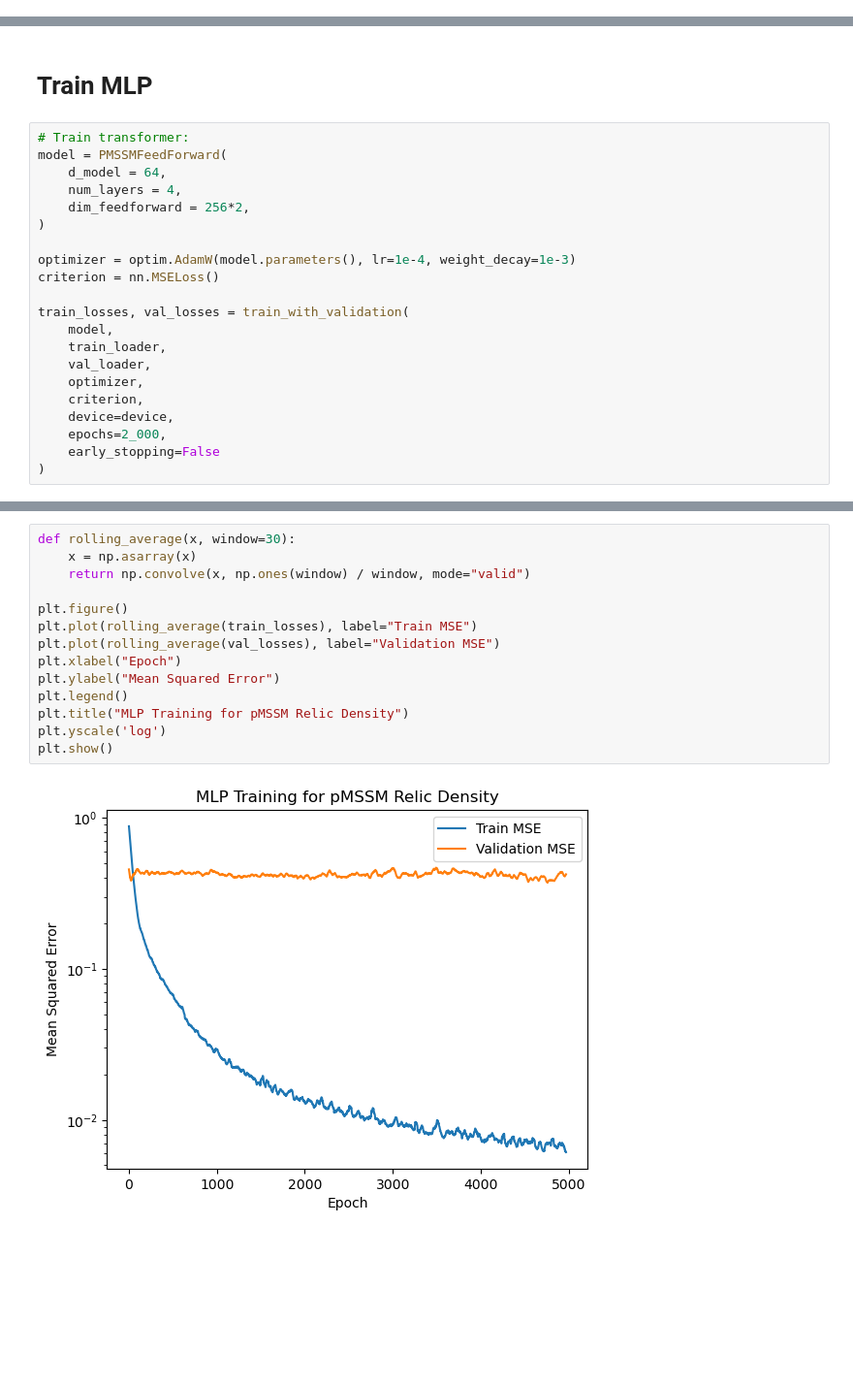
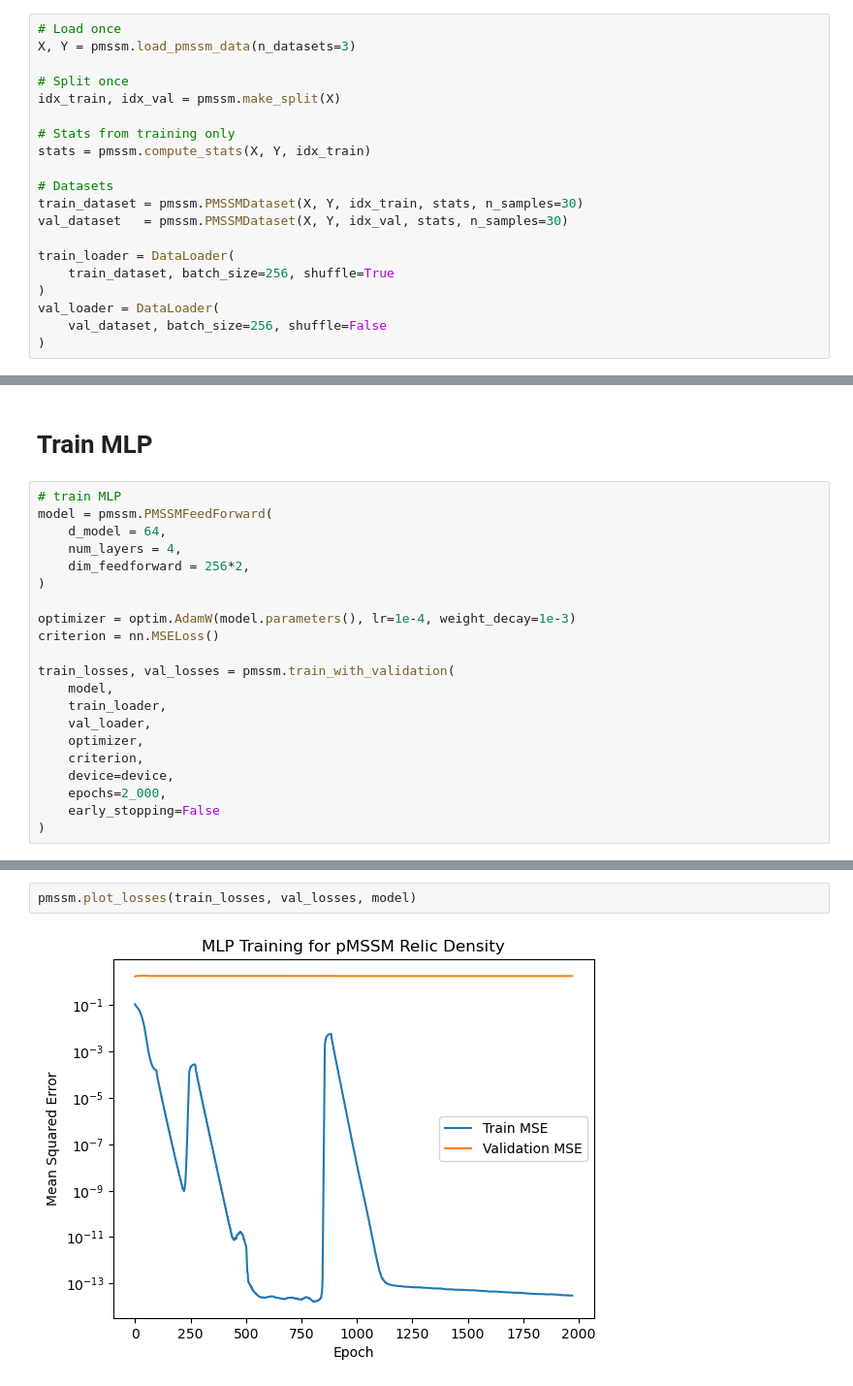
Before and after one commit to jwuerzinger/pMSSM-trafo, a Jupyter notebook: pmssm.ipynb, the cells around one changed output, grey strips where cells are left out. Shown at 97% size. Saved outputs shown, nothing was run; the diff lists cells and outputs as text; blank space fills up the shorter version.

```diff
--- a/pmssm.ipynb
+++ b/pmssm.ipynb
@@ -151,0 +23,20 @@ plt.hist(dataset.y * std_Y + mean_Y)
+# %%
+# Load once
+X, Y = pmssm.load_pmssm_data(n_datasets=3)
+
+# Split once
+idx_train, idx_val = pmssm.make_split(X)
+
+# Stats from training only
+stats = pmssm.compute_stats(X, Y, idx_train)
+
+# Datasets
+train_dataset = pmssm.PMSSMDataset(X, Y, idx_train, stats, n_samples=30)
+val_dataset   = pmssm.PMSSMDataset(X, Y, idx_val, stats, n_samples=30)
+
+train_loader = DataLoader(
+    train_dataset, batch_size=256, shuffle=True
+)
+val_loader = DataLoader(
+    val_dataset, batch_size=256, shuffle=False
+)
@@ -540,8 +159,8 @@ scatter_true_vs_pred(
 # %% [markdown]
 # Train MLP
 # %%
-# Train transformer:
-model = PMSSMFeedForward(
+# train MLP
+model = pmssm.PMSSMFeedForward(
     d_model = 64,
     num_layers = 4,
     dim_feedforward = 256*2,
@@ -550,7 +169,7 @@ model = PMSSMFeedForward(
 optimizer = optim.AdamW(model.parameters(), lr=1e-4, weight_decay=1e-3)
 criterion = nn.MSELoss()
 
-train_losses, val_losses = train_with_validation(
+train_losses, val_losses = pmssm.train_with_validation(
     model,
     train_loader,
     val_loader,
@@ -581,18 +200,6 @@ Epoch 1999 | Train MSE = 0.003233 | Val MSE = 0.470113
 # %%
-def rolling_average(x, window=30):
-    x = np.asarray(x)
-    return np.convolve(x, np.ones(window) / window, mode="valid")
-
-plt.figure()
-plt.plot(rolling_average(train_losses), label="Train MSE")
-plt.plot(rolling_average(val_losses), label="Validation MSE")
-plt.xlabel("Epoch")
-plt.ylabel("Mean Squared Error")
-plt.legend()
-plt.title("MLP Training for pMSSM Relic Density")
-plt.yscale('log')
-plt.show()
+pmssm.plot_losses(train_losses, val_losses, model)
 # %% [output]
-[figure, old version]
+[figure, new version]
 # %%
 # compare training points
```
Also changed, not shown: parts of 23 cells of this notebook, 3 other files.
